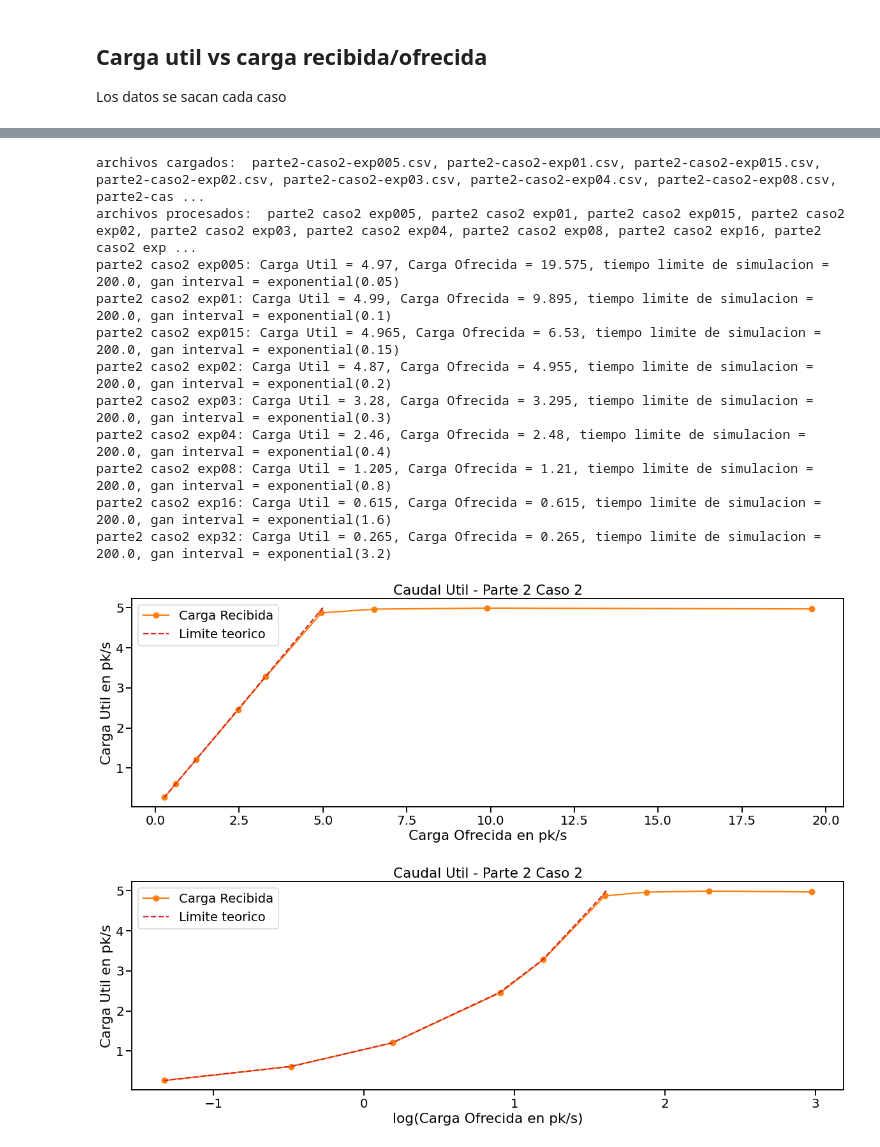
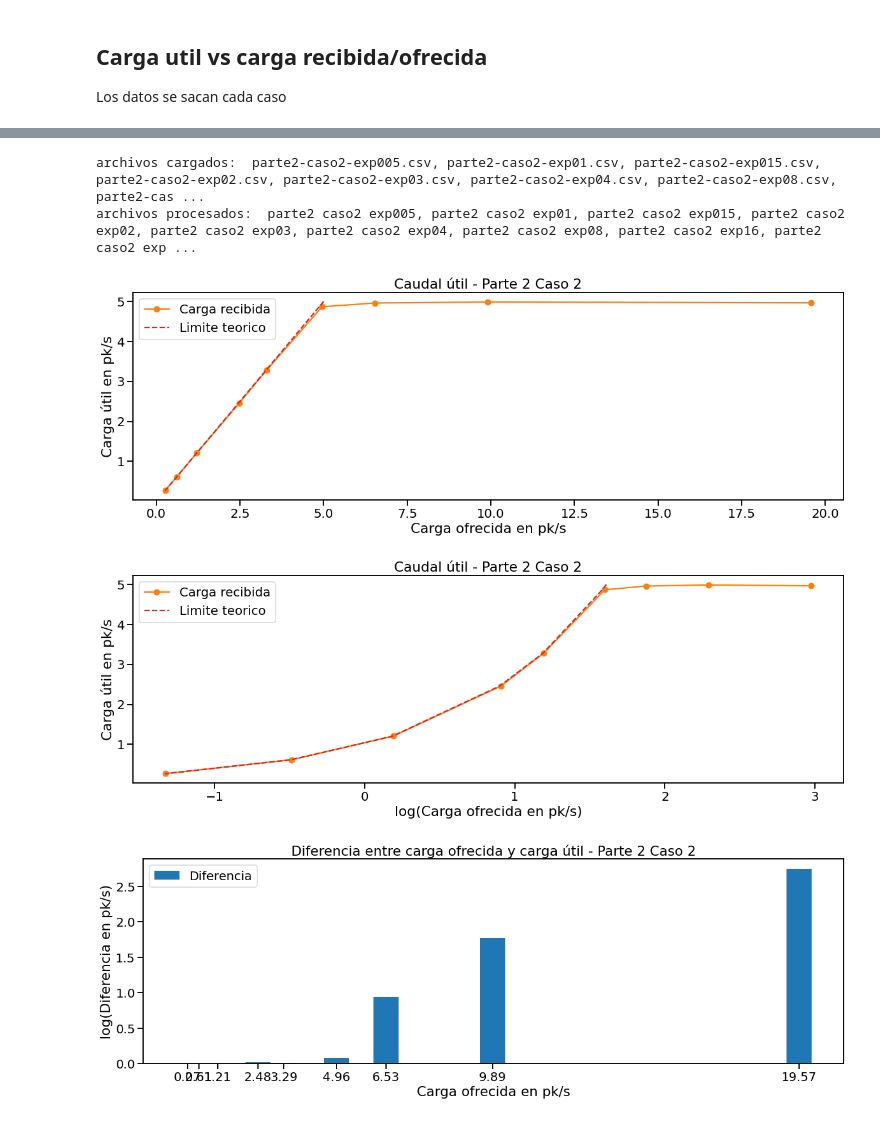
Before and after one commit to Kidmand/Redes-LAB-3, a Jupyter notebook: Notebook-results-part2.ipynb, the cells around one changed output, grey strips where cells are left out. Drawn from its saved outputs; the diff is of its cells as text; code cells hidden in the pictures.

Commit message:
feat: grafico diff en notebook

```diff
--- a/Notebook-results-part2.ipynb
+++ b/Notebook-results-part2.ipynb
@@ -330,7 +330,7 @@ for c in range(1,3):
         cOfrecida.append(pks_gen_por_seg)
         pks_sink_por_seg = packets_sink[len(packets_sink)-1] / sim_time_limit
         cUtil.append(pks_sink_por_seg)
-        print("{}: Carga Util = {}, Carga Ofrecida = {}, tiempo limite de simulacion = {}, gan interval = {}".format(archivos_procesados[i], cUtil[i], cOfrecida[i], sim_time_limit,gen_interval[0]))
+        #print("{}: Carga Util = {}, Carga Ofrecida = {}, tiempo limite de simulacion = {}, gan interval = {}".format(archivos_procesados[i], cUtil[i], cOfrecida[i], sim_time_limit,gen_interval[0]))
 
     # Graficamos el gráfico de líneas
     plt.figure(figsize=(20, 6))
@@ -363,9 +363,28 @@ for c in range(1,3):
     plt.ylabel('Carga útil en pk/s')
     plt.legend()
     # Definimos los ticks del eje x e y
-    # plt.xticks(cOfrecida)
+    # plt.xticks(cOfrecida_log)
     # plt.yticks(cUtil)
     plt.show()
+
+    # Graficamos el grafico de barras de la diferencia entre la carga ofrecida y la carga útil
+    # Damos vuelta a las listas
+    cOfrecida.reverse()
+    cUtil.reverse()
+    # Aplicar resta a cada elemento de la lista
+    diff = [cOfrecida[i] - cUtil[i] for i in range(len(cOfrecida))]
+    # sumamos 1 a cada elemento de la lista
+    diff = [x + 1 for x in diff]
+    # Apliquemos el logaritmo natural a cada elemento de la lista
+    diff_log = np.log(diff)
+    plt.figure(figsize=(20, 6))
+    plt.bar(cOfrecida, diff_log, color='tab:blue', label='Diferencia')
+    plt.title('Diferencia entre carga ofrecida y carga útil - {}'.format(directorio_procesado))
+    plt.xlabel('Carga ofrecida en pk/s')
+    plt.xticks(cOfrecida)
+    plt.ylabel('log(Diferencia en pk/s)')
+    plt.legend()
+    plt.show()
 # %% [output]
 archivos cargados:  parte2-caso1-exp005.csv, parte2-caso1-exp01.csv, parte2-caso1-exp015.csv, parte2-caso1-exp02.csv, parte2-caso1-exp03.csv, parte2-caso1-exp04.csv, parte2-caso1-exp08.csv, parte2-cas ...
 archivos procesados:  parte2 caso1 exp005, parte2 caso1 exp01, parte2 caso1 exp015, parte2 caso1 exp02, parte2 caso1 exp03, parte2 caso1 exp04, parte2 caso1 exp08, parte2 caso1 exp16, parte2 caso1 exp ...
@@ -383,13 +394,5 @@ parte2 caso1 exp32: Carga Util = 0.265, Carga Ofrecida = 0.265, tiempo limite de
 archivos cargados:  parte2-caso2-exp005.csv, parte2-caso2-exp01.csv, parte2-caso2-exp015.csv, parte2-caso2-exp02.csv, parte2-caso2-exp03.csv, parte2-caso2-exp04.csv, parte2-caso2-exp08.csv, parte2-cas ...
 archivos procesados:  parte2 caso2 exp005, parte2 caso2 exp01, parte2 caso2 exp015, parte2 caso2 exp02, parte2 caso2 exp03, parte2 caso2 exp04, parte2 caso2 exp08, parte2 caso2 exp16, parte2 caso2 exp ...
-parte2 caso2 exp005: Carga Util = 4.97, Carga Ofrecida = 19.575, tiempo limite de simulacion = 200.0, gan interval = exponential(0.05)
-parte2 caso2 exp01: Carga Util = 4.99, Carga Ofrecida = 9.895, tiempo limite de simulacion = 200.0, gan interval = exponential(0.1)
-parte2 caso2 exp015: Carga Util = 4.965, Carga Ofrecida = 6.53, tiempo limite de simulacion = 200.0, gan interval = exponential(0.15)
-parte2 caso2 exp02: Carga Util = 4.87, Carga Ofrecida = 4.955, tiempo limite de simulacion = 200.0, gan interval = exponential(0.2)
-parte2 caso2 exp03: Carga Util = 3.28, Carga Ofrecida = 3.295, tiempo limite de simulacion = 200.0, gan interval = exponential(0.3)
-parte2 caso2 exp04: Carga Util = 2.46, Carga Ofrecida = 2.48, tiempo limite de simulacion = 200.0, gan interval = exponential(0.4)
-parte2 caso2 exp08: Carga Util = 1.205, Carga Ofrecida = 1.21, tiempo limite de simulacion = 200.0, gan interval = exponential(0.8)
-parte2 caso2 exp16: Carga Util = 0.615, Carga Ofrecida = 0.615, tiempo limite de simulacion = 200.0, gan interval = exponential(1.6)
-parte2 caso2 exp32: Carga Util = 0.265, Carga Ofrecida = 0.265, tiempo limite de simulacion = 200.0, gan interval = exponential(3.2)
-[figure, old version]
-[figure, old version]
+[figure, new version]
+[figure, added]
+[figure, added]
```
Also changed, not shown: parts of 2 cells of this notebook, 1 other file.
